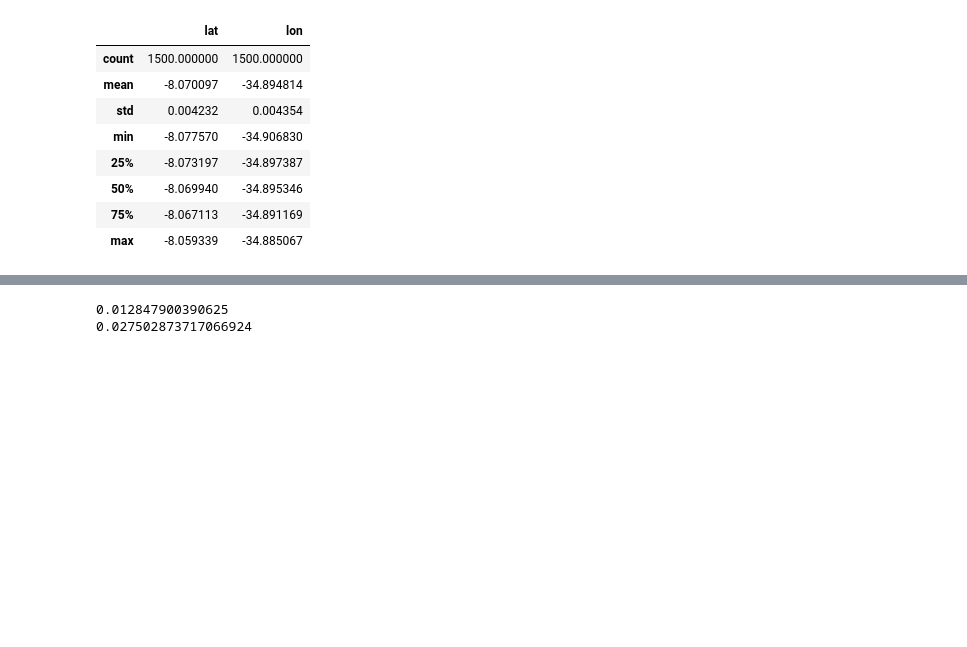
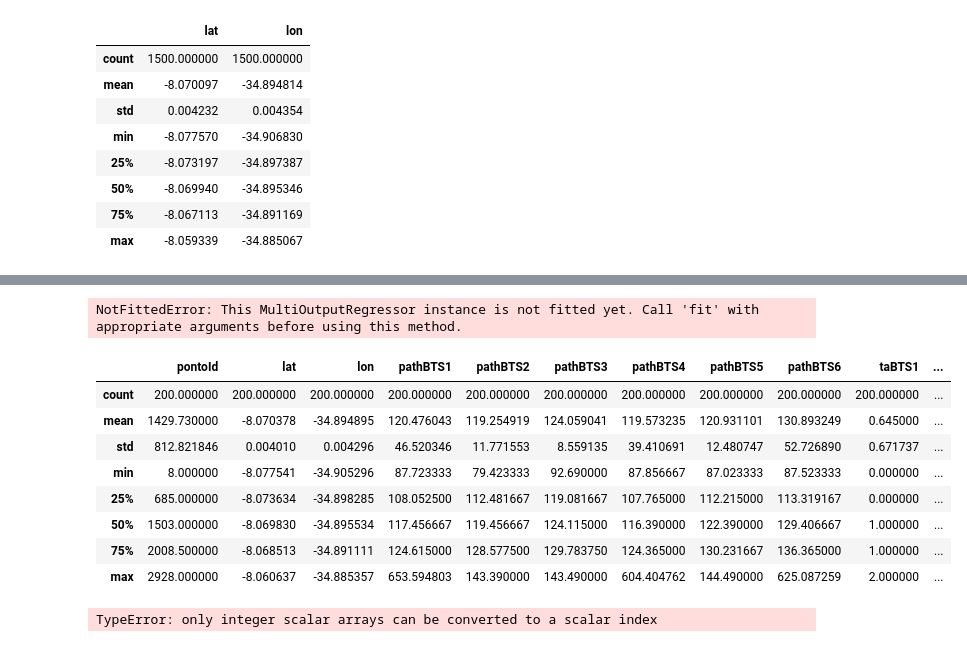
Before and after one commit to arma29/c-moveis, a Jupyter notebook: DistanceRegressor.ipynb, the cells around one changed output, grey strips where cells are left out. Drawn from its saved outputs; the diff is of its cells as text; code cells hidden in the pictures; blank space fills up the shorter version.

```diff
--- a/DistanceRegressor.ipynb
+++ b/DistanceRegressor.ipynb
@@ -338,7 +279,7 @@ realoutr = invY2(y_test2)
 print(getDistance(realoutr, realoutp).mean())
 # %%
 import time
-kridge = MultiOutputRegressor(KernelRidge(alpha=0.6, kernel='polynomial', degree=4, coef0=2.5))
+kridge = MultiOutputRegressor(KernelRidge(alpha=0.6, kernel='polynomial', degree=2, coef0=2.5))
 kridge.fit(X_train2_scaled, y_train2)
 kridgereal = invY2(y_test2)
 start = time.time()
@@ -347,5 +288,31 @@ end = time.time()
 print(end - start)
 print(getDistance(kridgereal, kridgepredict).mean())
 # %% [output]
-0.012847900390625
-0.027502873717066924
+NotFittedError: This MultiOutputRegressor instance is not fitted yet. Call 'fit' with appropriate arguments before using this method.
+# %%
+data_final = pd.read_csv("Dados/LocTest.csv")
+data_final['taBTS2'] = data_final['taBTS2'].fillna(data_final['taBTS2'].mean())
+data_final['pathBTS1'] = data_final['pathBTS1'].fillna(data_final['pathBTS1'].mean())
+data_final.describe()
+# %% [output]
+|  | pontoId | lat | lon | pathBTS1 | pathBTS2 | pathBTS3 | pathBTS4 | pathBTS5 | pathBTS6 | taBTS1 | ... |
+| count | 200.000000 | 200.000000 | 200.000000 | 200.000000 | 200.000000 | 200.000000 | 200.000000 | 200.000000 | 200.000000 | 200.000000 | ... |
+| mean | 1429.730000 | -8.070378 | -34.894895 | 120.476043 | 119.254919 | 124.059041 | 119.573235 | 120.931101 | 130.893249 | 0.645000 | ... |
+| std | 812.821846 | 0.004010 | 0.004296 | 46.520346 | 11.771553 | 8.559135 | 39.410691 | 12.480747 | 52.726890 | 0.671737 | ... |
+| min | 8.000000 | -8.077541 | -34.905296 | 87.723333 | 79.423333 | 92.690000 | 87.856667 | 87.023333 | 87.523333 | 0.000000 | ... |
+| 25% | 685.000000 | -8.073634 | -34.898285 | 108.052500 | 112.481667 | 119.081667 | 107.765000 | 112.215000 | 113.319167 | 0.000000 | ... |
+| 50% | 1503.000000 | -8.069830 | -34.895534 | 117.456667 | 119.456667 | 124.115000 | 116.390000 | 122.390000 | 129.406667 | 1.000000 | ... |
+| 75% | 2008.500000 | -8.068513 | -34.891111 | 124.615000 | 128.577500 | 129.783750 | 124.365000 | 130.231667 | 136.365000 | 1.000000 | ... |
+| max | 2928.000000 | -8.060637 | -34.885357 | 653.594803 | 143.390000 | 143.490000 | 604.404762 | 144.490000 | 625.087259 | 2.000000 | ... |
+# %%
+x_final = data_final.drop(['lat', 'lon', 'pontoId'], axis=1)
+
+predicts = invY(knn.predict(transformerX.transform(x_aux.values)))
+
+x_final.reindex()
+
+x_final[['distBTS1', 'distBTS2', 'distBTS3', 'distBTS4', 'distBTS5', 'distBTS6']] = predicts
+
+x_final.head()
+# %% [output]
+TypeError: only integer scalar arrays can be converted to a scalar index
```
Also changed, not shown: parts of 23 cells of this notebook, 2 other files.
